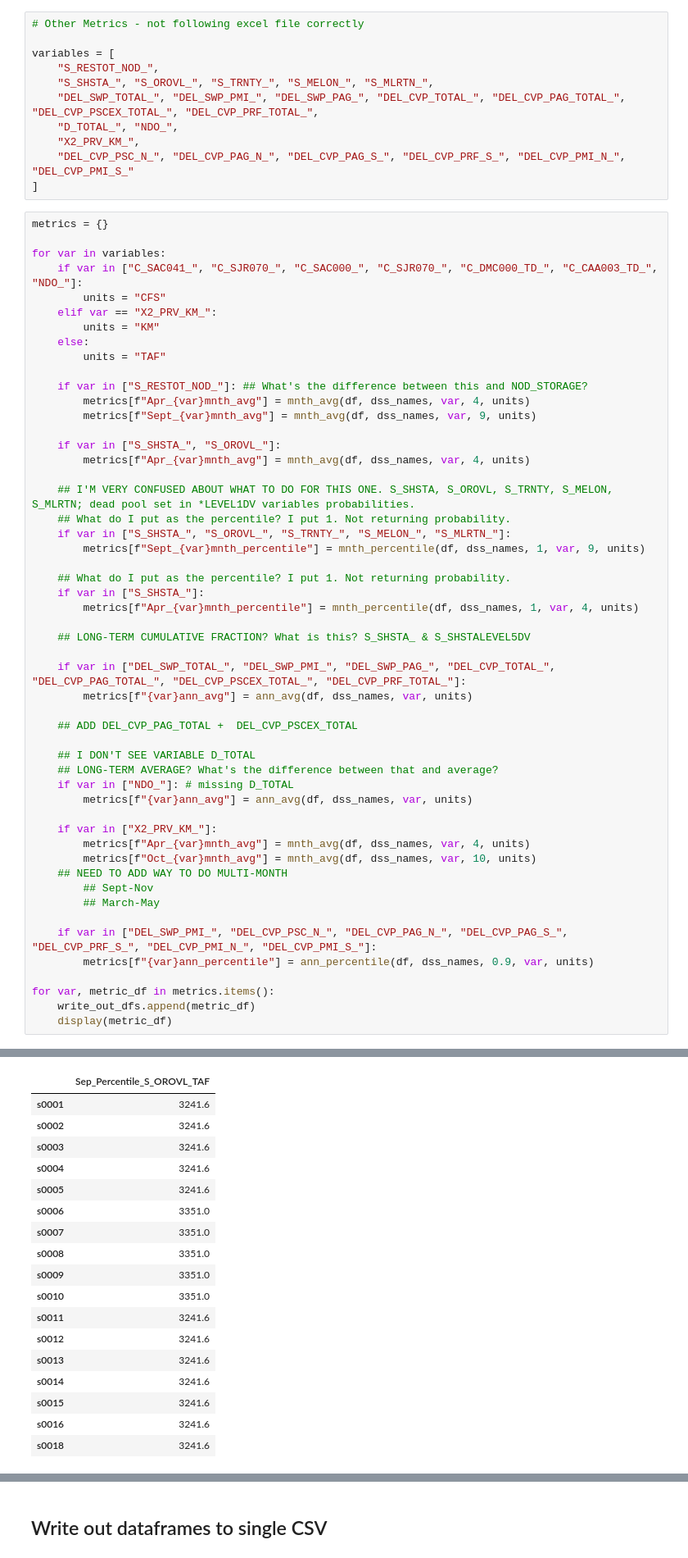
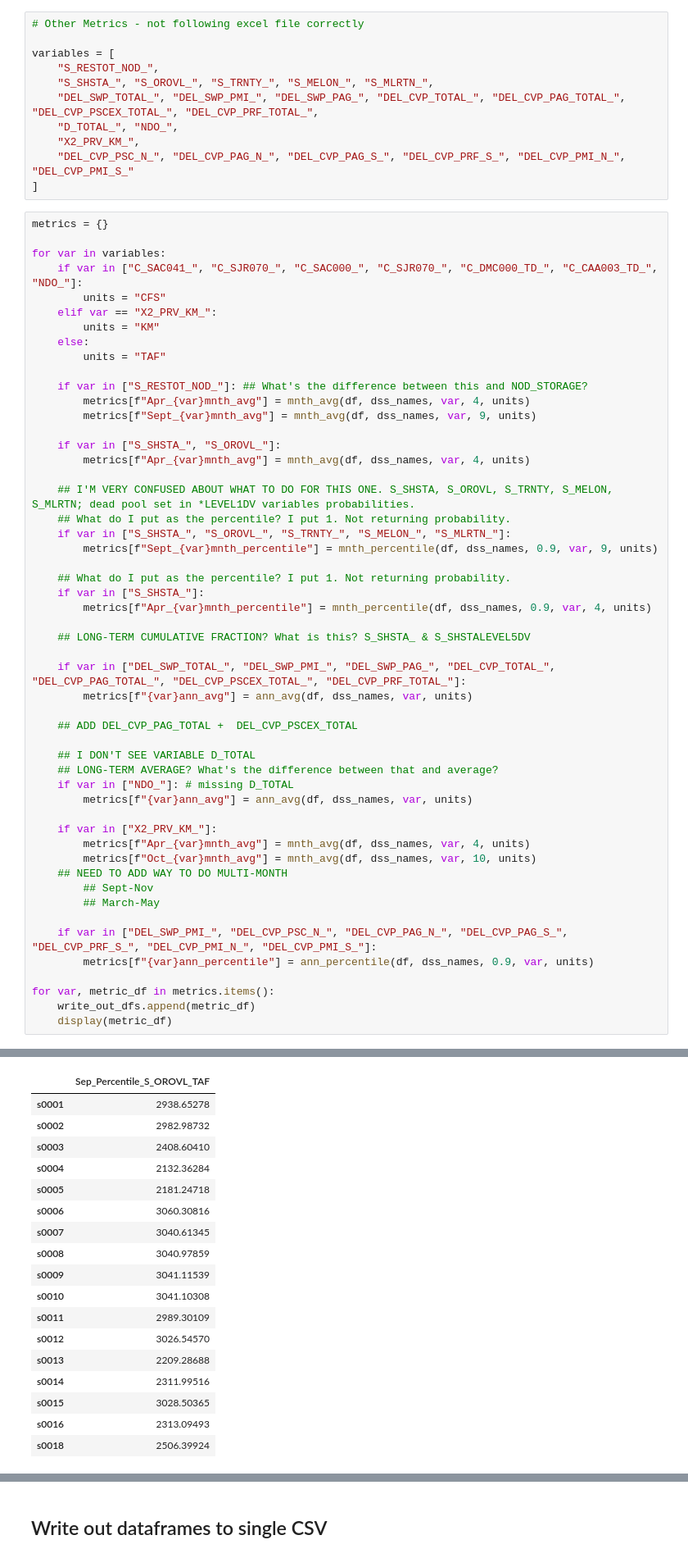
Before and after one commit to maramahmedd/coeqwal, a Jupyter notebook: notebooks/Metrics.ipynb, the cells around one changed output, grey strips where cells are left out. Shown at 82% size. Cells and saved outputs as stored; diff of their text form.

Commit message:
corrected typo, added a display statement, set percentiles to 0.9

```diff
--- a/notebooks/Metrics.ipynb
+++ b/notebooks/Metrics.ipynb
@@ -239,11 +239,11 @@ for var in variables:
     ## I'M VERY CONFUSED ABOUT WHAT TO DO FOR THIS ONE. S_SHSTA, S_OROVL, S_TRNTY, S_MELON, S_MLRTN; dead pool set in *LEVEL1DV variables probabilities.
     ## What do I put as the percentile? I put 1. Not returning probability.
     if var in ["S_SHSTA_", "S_OROVL_", "S_TRNTY_", "S_MELON_", "S_MLRTN_"]:
-        metrics[f"Sept_{var}mnth_percentile"] = mnth_percentile(df, dss_names, 1, var, 9, units)
+        metrics[f"Sept_{var}mnth_percentile"] = mnth_percentile(df, dss_names, 0.9, var, 9, units)
 
     ## What do I put as the percentile? I put 1. Not returning probability.
     if var in ["S_SHSTA_"]:
-        metrics[f"Apr_{var}mnth_percentile"] = mnth_percentile(df, dss_names, 1, var, 4, units)
+        metrics[f"Apr_{var}mnth_percentile"] = mnth_percentile(df, dss_names, 0.9, var, 4, units)
 
     ## LONG-TERM CUMULATIVE FRACTION? What is this? S_SHSTA_ & S_SHSTALEVEL5DV
 
@@ -364,37 +364,37 @@ for var, metric_df in metrics.items():
 |  | Apr_Avg_S_OROVL_TAF |
 | s0001 | 2769.478097 |
 | s0002 | 2725.012594 |
 | s0003 | 2550.107122 |
 | s0004 | 2453.495348 |
 | s0005 | 2406.063563 |
 | s0006 | 2900.849137 |
 | s0007 | 2909.776964 |
 | s0008 | 2907.110805 |
 | s0009 | 2905.539647 |
 | s0010 | 2907.723227 |
 | s0011 | 2750.521664 |
 | s0012 | 2740.577751 |
 | s0013 | 2453.422592 |
 | s0014 | 2477.824818 |
 | s0015 | 2762.328846 |
 | s0016 | 2514.576337 |
 | s0018 | 2026.087754 |
 |  | Sep_Percentile_S_OROVL_TAF |
-| s0001 | 3241.6 |
-| s0002 | 3241.6 |
-| s0003 | 3241.6 |
-| s0004 | 3241.6 |
-| s0005 | 3241.6 |
-| s0006 | 3351.0 |
-| s0007 | 3351.0 |
-| s0008 | 3351.0 |
-| s0009 | 3351.0 |
-| s0010 | 3351.0 |
-| s0011 | 3241.6 |
-| s0012 | 3241.6 |
-| s0013 | 3241.6 |
-| s0014 | 3241.6 |
-| s0015 | 3241.6 |
-| s0016 | 3241.6 |
-| s0018 | 3241.6 |
+| s0001 | 2938.65278 |
+| s0002 | 2982.98732 |
+| s0003 | 2408.60410 |
+| s0004 | 2132.36284 |
+| s0005 | 2181.24718 |
+| s0006 | 3060.30816 |
+| s0007 | 3040.61345 |
+| s0008 | 3040.97859 |
+| s0009 | 3041.11539 |
+| s0010 | 3041.10308 |
+| s0011 | 2989.30109 |
+| s0012 | 3026.54570 |
+| s0013 | 2209.28688 |
+| s0014 | 2311.99516 |
+| s0015 | 3028.50365 |
+| s0016 | 2313.09493 |
+| s0018 | 2506.39924 |
 |  | Sep_Percentile_S_TRNTY_TAF |
```
Also changed, not shown: parts of 2 cells of this notebook.
